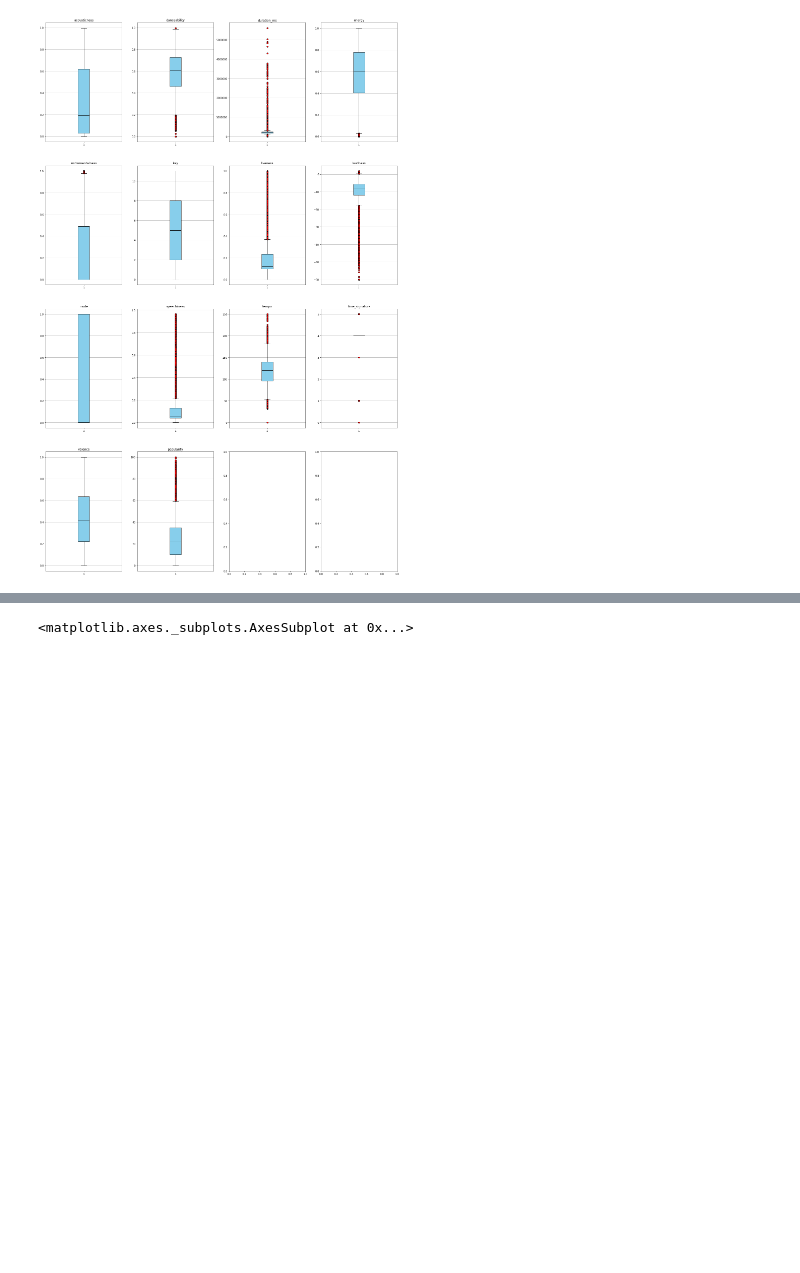
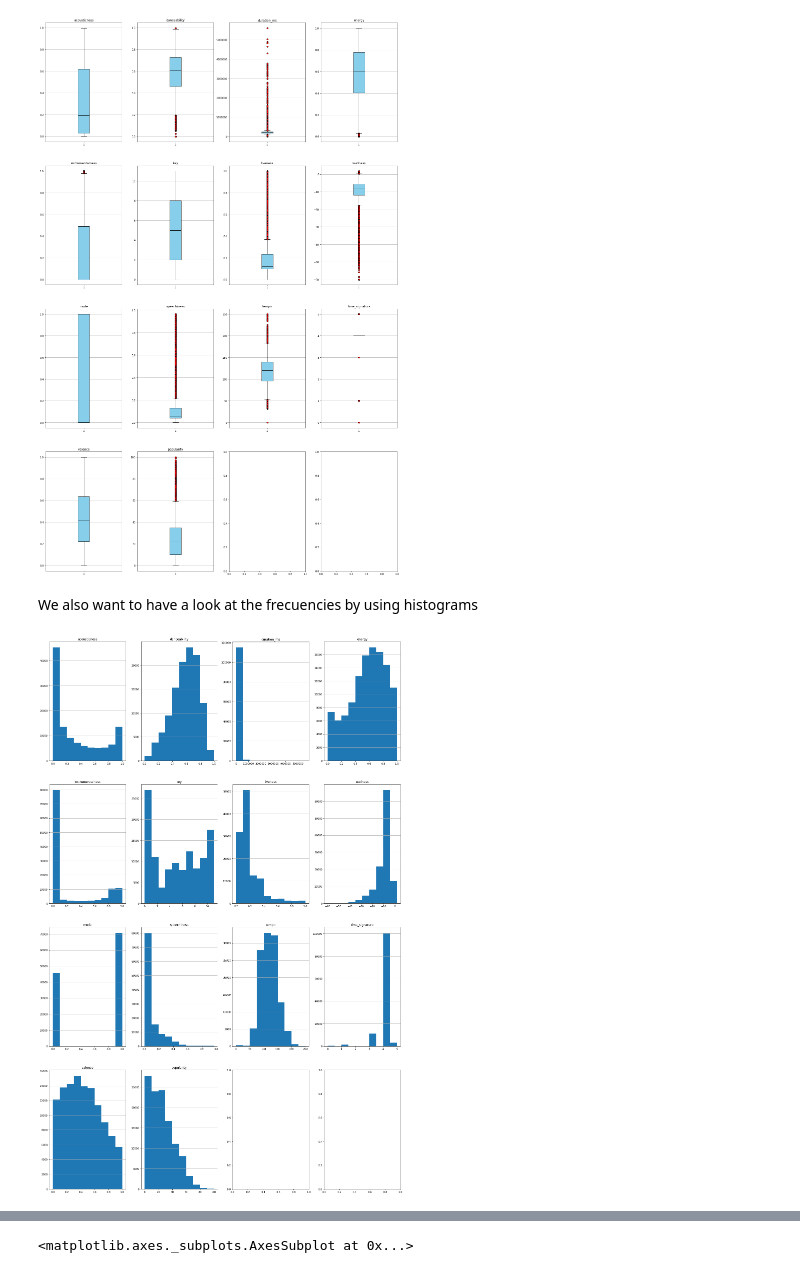
Before and after one commit to AlbertoCastellanos/Ironhack_Data_FinalProject, a Jupyter notebook: main.ipynb, the cells around one changed output, grey strips where cells are left out. Drawn from its saved outputs; the diff is of its cells as text; code cells hidden in the pictures; blank space fills up the shorter version.

```diff
--- a/main.ipynb
+++ b/main.ipynb
@@ -124,2 +129,14 @@ for i,e in enumerate(numCols):
 # %% [output]
 [figure]
+# %% [markdown]
+We also want to have a look at the frecuencies by using histograms
+# %%
+numCols=findNumericColumns(spotify)
+f, ax=plt.subplots(math.ceil(len(numCols)/4), 4 ,figsize=(25,40))
+for i,e in enumerate(numCols):
+    red_outliers = dict(markerfacecolor='r', marker='o')
+    ax[int(i/4)][i%4].hist(spotify[e])
+    ax[int(i/4)][i%4].set_title(e)
+    ax[int(i/4)][i%4].yaxis.grid(True)
+# %% [output]
+[figure, added]
```
Also changed, not shown: parts of 55 cells of this notebook.
